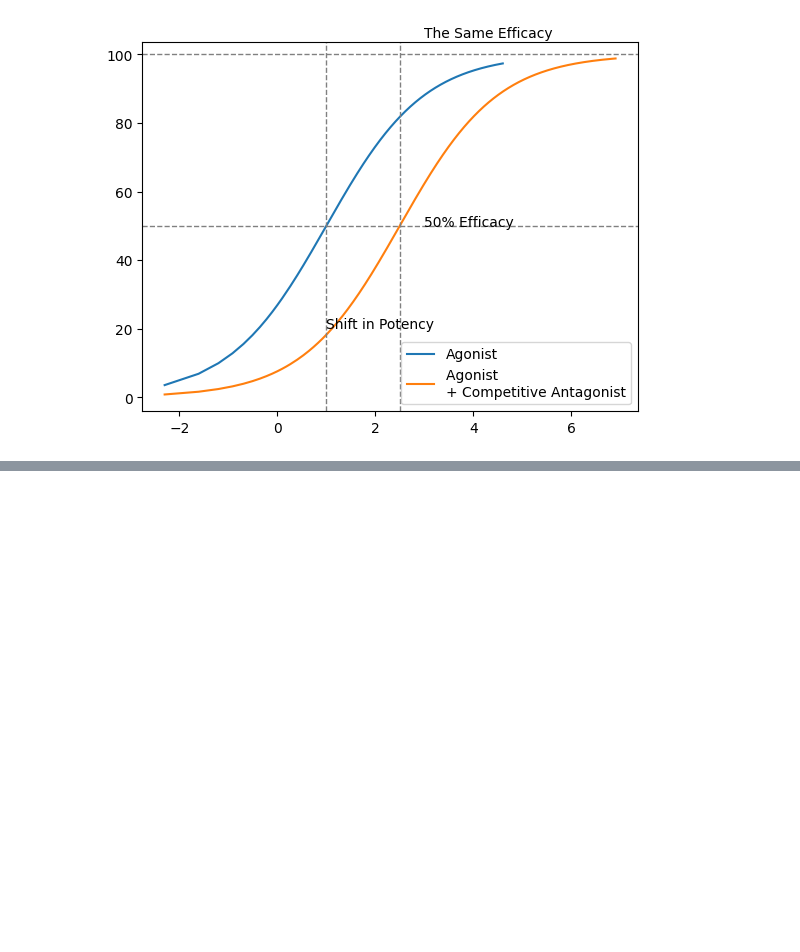
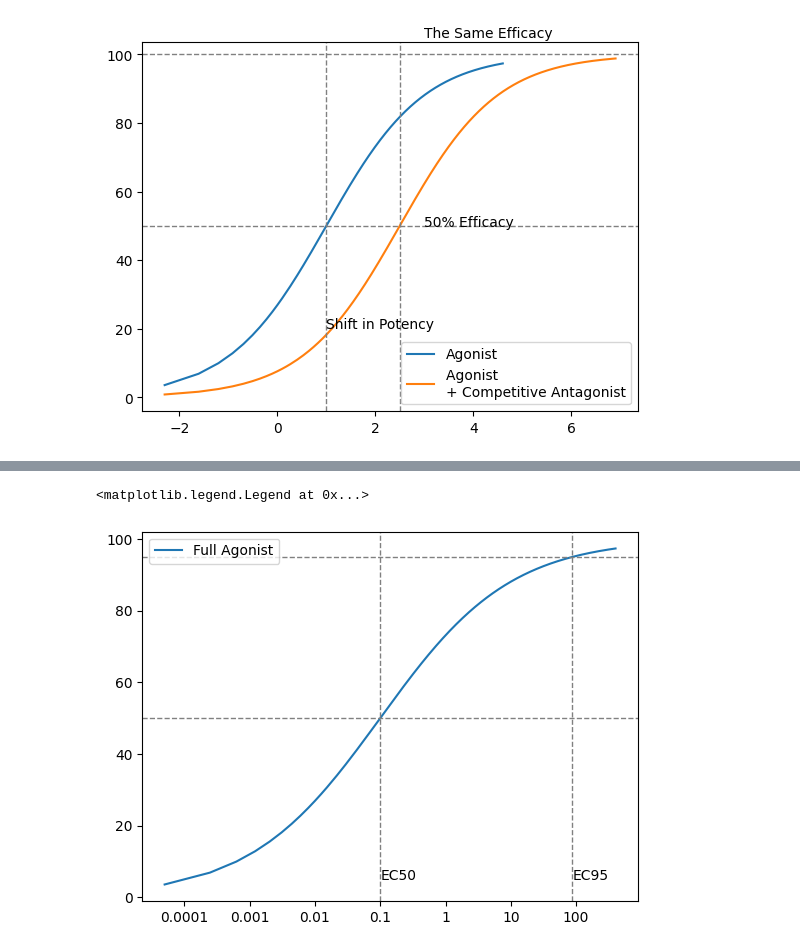
Before and after one commit to YXTang03/UCL_Drug_Design_Notebook, a Jupyter notebook: 1013_Pharmacology_of_the_main_drug_targets/plot.ipynb, the cells around one changed output, grey strips where cells are left out. Drawn from its saved outputs; the diff is of its cells as text; code cells hidden in the pictures; blank space fills up the shorter version.

```diff
--- a/1013_Pharmacology_of_the_main_drug_targets/plot.ipynb
+++ b/1013_Pharmacology_of_the_main_drug_targets/plot.ipynb
@@ -42,0 +61,24 @@ plt.savefig('Competitive Antagonist.png', dpi = 600)
+# %%
+x = np.log(np.arange(0.1, 100, 0.1))
+y = 100/ (np.pow(np.e, -x+1)+1)
+
+plt.plot(x, y, label = 'Full Agonist')
+#plt.plot(x, z, label = 'Partial Agonist')
+#plt.axvline(x=1, color = 'gray', linestyle = '--', linewidth = 1)
+#plt.text(-1.5, 10, 'Same Potency (EC50)')
+effect_50 = 50
+effect_95 = 95
+ec50 = 1+np.log(effect_50/(100-effect_50))
+ec95 = 1+np.log(effect_95/(100-effect_95))
+plt.axhline(effect_50, color = 'gray', linestyle = '--', linewidth = 1)
+plt.axvline(ec50, color = 'gray', linestyle = '--', linewidth = 1)
+plt.text(ec50, 5, 'EC50')
+plt.axhline(95, color = 'gray', linestyle = '--', linewidth = 1)
+plt.axvline(ec95, color = 'gray', linestyle = '--', linewidth = 1)
+plt.text(ec95, 5, 'EC95')
+plt.xticks(np.arange(-2, 5), [0.0001, 0.001, 0.01, 0.1, 1, 10, 100])
+plt.legend()
+#plt.savefig('Full vs Partial Agonist.png', dpi = 600)
+# %% [output]
+<matplotlib.legend.Legend at 0x...>
+[figure, added]
```
Also changed, not shown: parts of 1 cell of this notebook, 33 other files.
